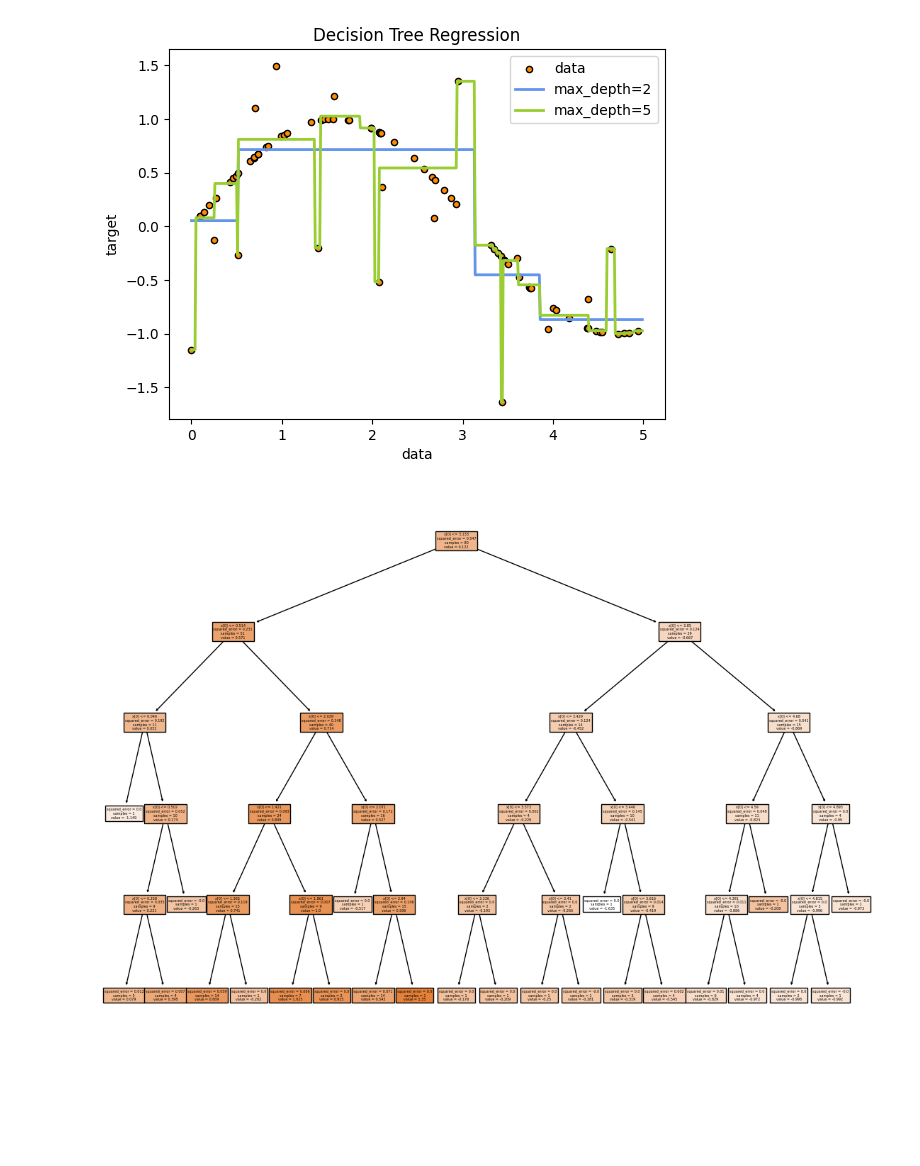
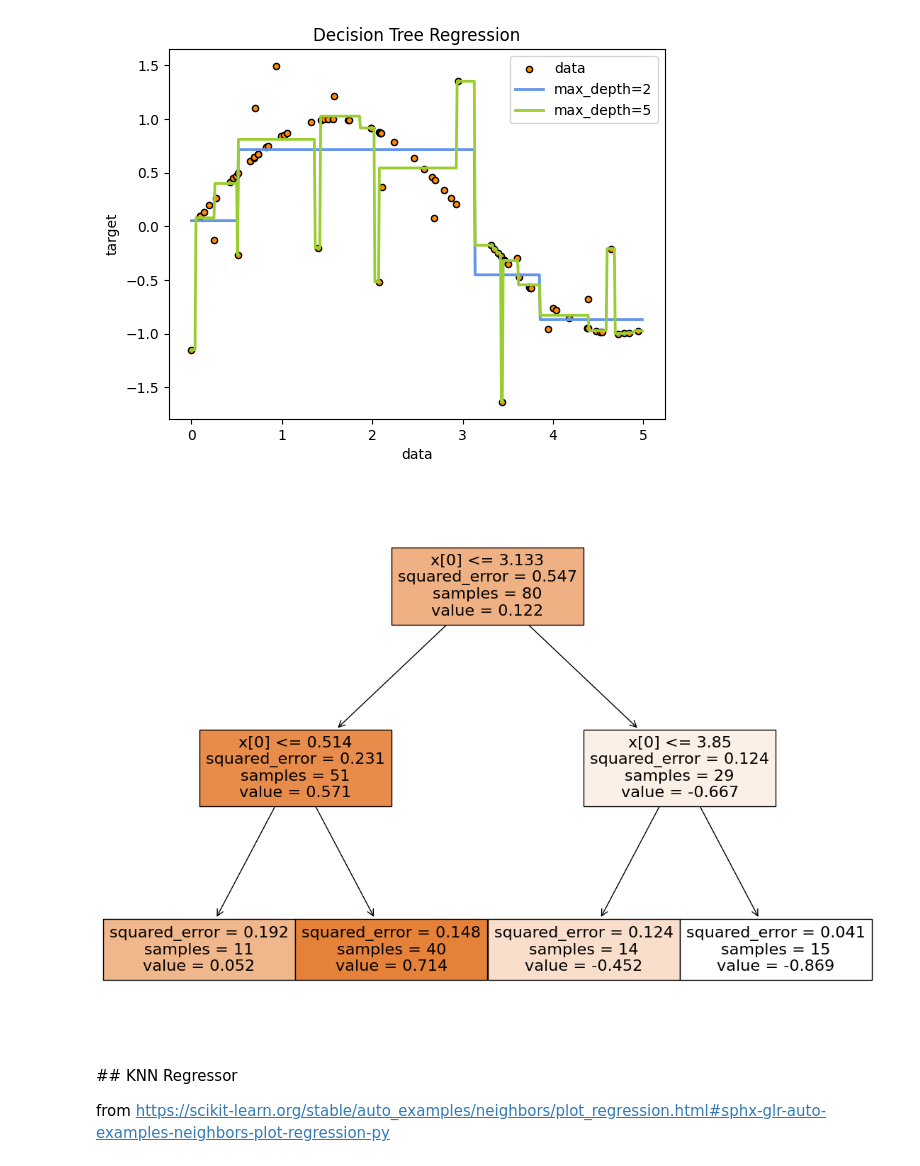
Before and after one commit to raulbenitez/introAI_ICE, a Jupyter notebook: Tema4_Classificació_Supervisada.ipynb, the cells around one changed output. Drawn from its saved outputs; the diff is of its cells as text; code cells hidden in the pictures; blank space fills up the shorter version.

```diff
--- a/Tema4_Classificació_Supervisada.ipynb
+++ b/Tema4_Classificació_Supervisada.ipynb
@@ -697,7 +697,11 @@ plt.show()
 [figure]
 # %%
 plt.figure(figsize=(14,10))
-plot_tree(regr_2, filled=True)
+plot_tree(regr_1, filled=True)
 plt.show()
 # %% [output]
-[figure, old version]
+[figure, new version]
+# %% [markdown]
+## KNN Regressor
+
+from https://scikit-learn.org/stable/auto_examples/neighbors/plot_regression.html#sphx-glr-auto-examples-neighbors-plot-regression-py
```
Also changed, not shown: parts of 2 cells of this notebook.
